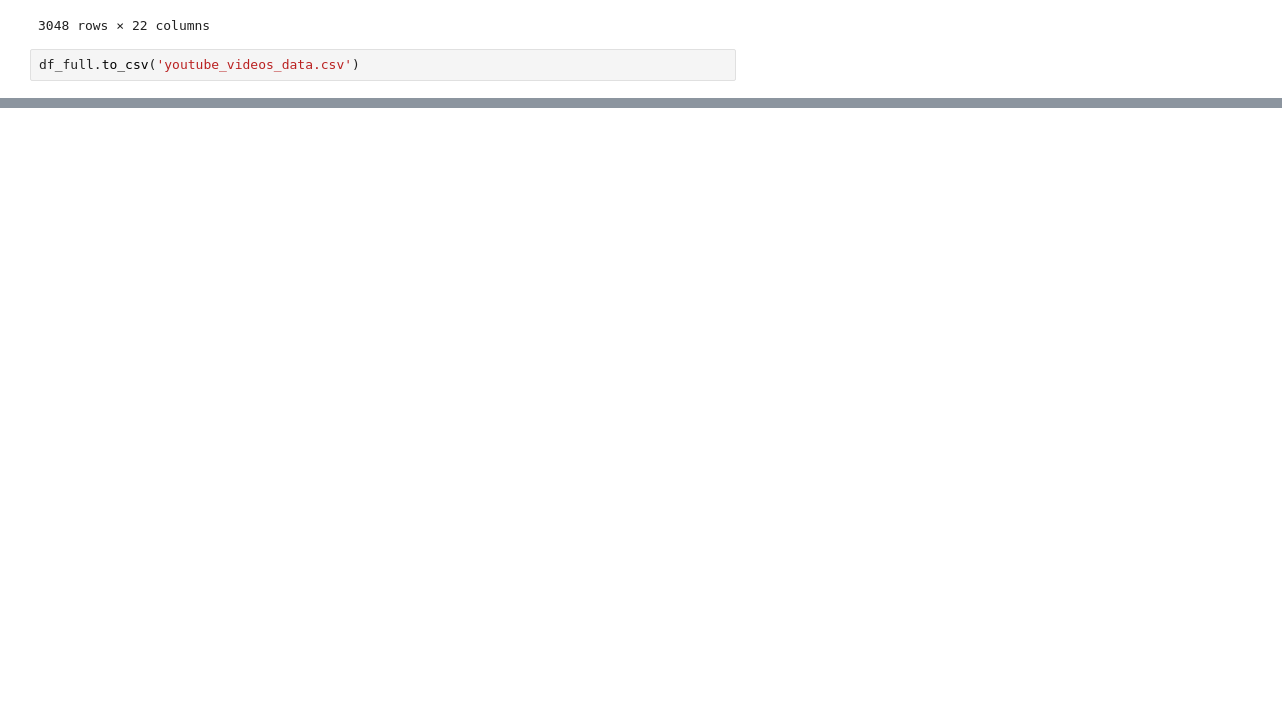
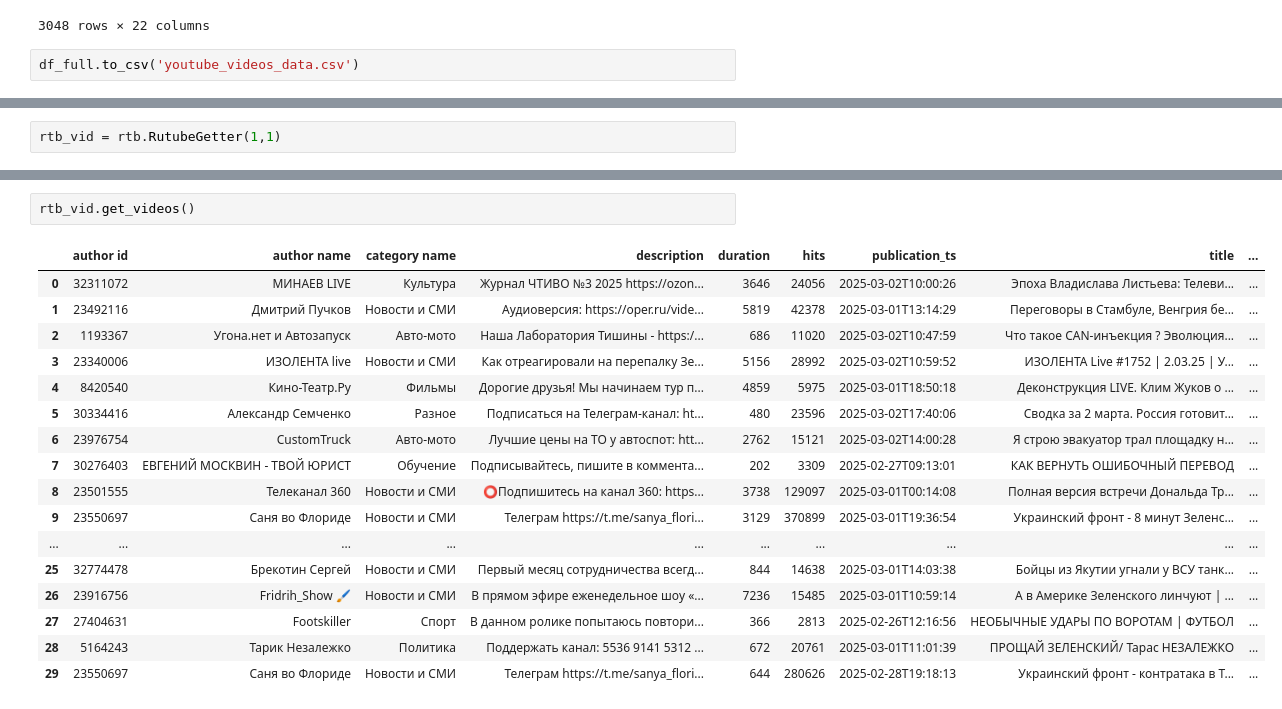
Before and after one commit to BorTink/gp2, a Jupyter notebook: gp_2.ipynb, the cells around one changed output, grey strips where cells are left out. Saved outputs shown, nothing was run; the diff lists cells and outputs as text; blank space fills up the shorter version.

Commit message:
added api to csv files for youtube and rutube

```diff
--- a/gp_2.ipynb
+++ b/gp_2.ipynb
@@ -129,0 +133,2 @@ df_full.to_csv('youtube_videos_data.csv')
+# %%
+rtb_vid = rtb.RutubeGetter(1,1)
@@ -129,0 +153,20 @@ df_full.to_csv('youtube_videos_data.csv')
+# %%
+rtb_vid.get_videos()
+# %% [output]
+|  | author id | author name | category name | description | duration | hits | publication_ts | title | ... |
+| 0 | 32311072 | МИНАЕВ LIVE | Культура | Журнал ЧТИВО №3 2025 https://ozon... | 3646 | 24056 | 2025-03-02T10:00:26 | Эпоха Владислава Листьева: Телеви... | ... |
+| 1 | 23492116 | Дмитрий Пучков | Новости и СМИ | Аудиоверсия: https://oper.ru/vide... | 5819 | 42378 | 2025-03-01T13:14:29 | Переговоры в Стамбуле, Венгрия бе... | ... |
+| 2 | 1193367 | Угона.нет и Автозапуск | Авто-мото | Наша Лаборатория Тишины - https:/... | 686 | 11020 | 2025-03-02T10:47:59 | Что такое CAN-инъекция ? Эволюция... | ... |
+| 3 | 23340006 | ИЗОЛЕНТА live | Новости и СМИ | Как отреагировали на перепалку Зе... | 5156 | 28992 | 2025-03-02T10:59:52 | ИЗОЛЕНТА Live #1752 | 2.03.25 | У... | ... |
+| 4 | 8420540 | Кино-Театр.Ру | Фильмы | Дорогие друзья! Мы начинаем тур п... | 4859 | 5975 | 2025-03-01T18:50:18 | Деконструкция LIVE. Клим Жуков о ... | ... |
+| 5 | 30334416 | Александр Семченко | Разное | Подписаться на Телеграм-канал: ht... | 480 | 23596 | 2025-03-02T17:40:06 | Сводка за 2 марта. Россия готовит... | ... |
+| 6 | 23976754 | CustomTruck | Авто-мото | Лучшие цены на ТО у автоспот: htt... | 2762 | 15121 | 2025-03-02T14:00:28 | Я строю эвакуатор трал площадку н... | ... |
+| 7 | 30276403 | ЕВГЕНИЙ МОСКВИН - ТВОЙ ЮРИСТ | Обучение | Подписывайтесь, пишите в коммента... | 202 | 3309 | 2025-02-27T09:13:01 | КАК ВЕРНУТЬ ОШИБОЧНЫЙ ПЕРЕВОД | ... |
+| 8 | 23501555 | Телеканал 360 | Новости и СМИ | ⭕️Подпишитесь на канал 360: https... | 3738 | 129097 | 2025-03-01T00:14:08 | Полная версия встречи Дональда Тр... | ... |
+| 9 | 23550697 | Саня во Флориде | Новости и СМИ | Телеграм https://t.me/sanya_flori... | 3129 | 370899 | 2025-03-01T19:36:54 | Украинский фронт - 8 минут Зеленс... | ... |
+| ... | ... | ... | ... | ... | ... | ... | ... | ... | ... |
+| 25 | 32774478 | Брекотин Сергей | Новости и СМИ | Первый месяц сотрудничества всегд... | 844 | 14638 | 2025-03-01T14:03:38 | Бойцы из Якутии угнали у ВСУ танк... | ... |
+| 26 | 23916756 | Fridrih_Show 🖌 | Новости и СМИ | В прямом эфире еженедельное шоу «... | 7236 | 15485 | 2025-03-01T10:59:14 | А в Америке Зеленского линчуют | ... | ... |
+| 27 | 27404631 | Footskiller | Спорт | В данном ролике попытаюсь повтори... | 366 | 2813 | 2025-02-26T12:16:56 | НЕОБЫЧНЫЕ УДАРЫ ПО ВОРОТАМ | ФУТБОЛ | ... |
+| 28 | 5164243 | Тарик Незалежко | Политика | Поддержать канал: 5536 9141 5312 ... | 672 | 20761 | 2025-03-01T11:01:39 | ПРОЩАЙ ЗЕЛЕНСКИЙ/ Тарас НЕЗАЛЕЖКО | ... |
+| 29 | 23550697 | Саня во Флориде | Новости и СМИ | Телеграм https://t.me/sanya_flori... | 644 | 280626 | 2025-02-28T19:18:13 | Украинский фронт - контратака в Т... | ... |
```
Also changed, not shown: parts of 6 cells of this notebook, 3 other files.
